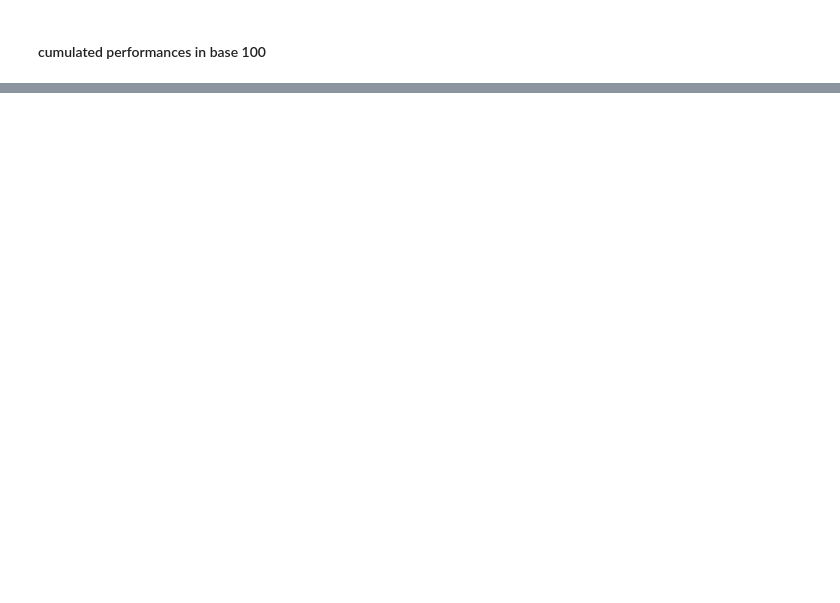
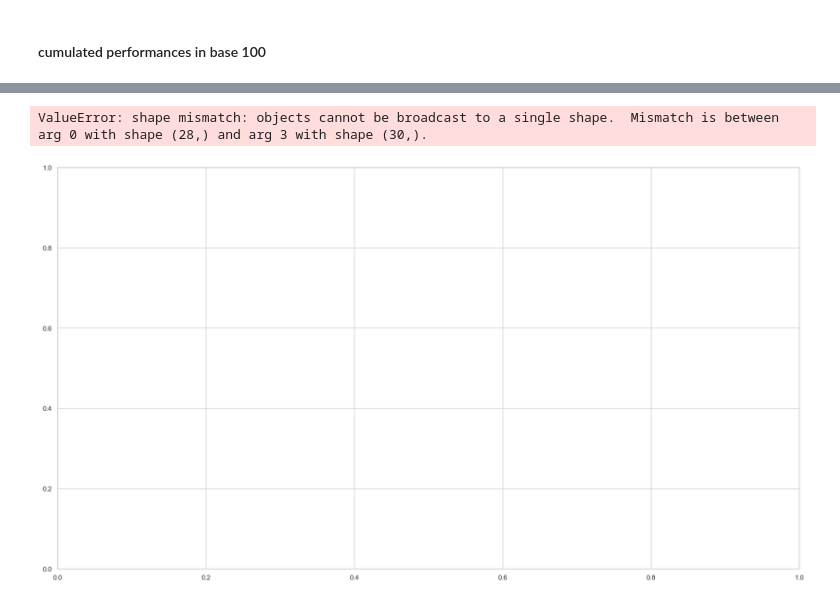
Before and after one commit to JoseAngelGarciaSanchez/Impact-of-Sentiment-analysis-on-Energy-Sector-Stock-Prices, a Jupyter notebook: src/lab.ipynb, the cells around one changed output, grey strips where cells are left out. Drawn from its saved outputs; the diff is of its cells as text; code cells hidden in the pictures; blank space fills up the shorter version.

```diff
--- a/src/lab.ipynb
+++ b/src/lab.ipynb
@@ -417,0 +583,10 @@ df['Cumulative Performance'] = (1 + df['BP/ LN Equity'] / 100).cumprod() * 100
+# %%
+quarter_year = quarterly_grouped['quarter-year'].unique().tolist()
+companies = quarterly_grouped['company'].unique().tolist()
+
+for company in companies:
+    company_df = quarterly_grouped[(quarterly_grouped['company']==company)]
+    for quarter in quarter_year:
+        print(company_df[company_df['quarter-year']==quarter].shape)
+        if company_df[company_df['quarter-year']==quarter].shape[0] == 0:
+            print(company, quarter)
@@ -417,0 +631,50 @@ df['Cumulative Performance'] = (1 + df['BP/ LN Equity'] / 100).cumprod() * 100
+# %%
+# New data to add
+new_rows = pd.DataFrame({
+    'company': ['BHP GROUP', 'BP PLC', 'FMC CORP', 'STORA ENSO', 'TOTALENERGIES SE'],
+    'size': [0, 0, 0, 0, 0],
+    'quarter-year': ['2017Q3', '2024Q2', '2024Q2', '2024Q2', '2017Q3']
+})
+
+# Add the new rows
+quarterly_grouped = pd.concat([quarterly_grouped, new_rows], ignore_index=True)
+# %%
+import pandas as pd
+import matplotlib.pyplot as plt
+
+# Example DataFrame
+data = {
+    'quarter-year': ['Q1-2022', 'Q2-2022', 'Q3-2022', 'Q4-2022'],
+    'TOTAL ENERGIES': [10, 15, 20, 25],
+    'BP PLC': [5, 10, 15, 20],
+    'BHP GROUP': [2, 5, 8, 12],
+    'STORA ENSO': [1, 3, 5, 7],
+    'FMC CORP': [0, 2, 4, 6]
+}
+
+
+df = pd.DataFrame(data)
+df.set_index('quarter-year', inplace=True)
+
+# Plot
+plt.figure(figsize=(22, 12))
+
+companies = quarterly_grouped['company'].unique()
+bottoms = [0] * len(quarterly_grouped['quarter-year'].unique().tolist())
+
+for company in companies:
+    plt.bar(quarterly_grouped[quarterly_grouped['company']==company]['quarter-year'], quarterly_grouped[quarterly_grouped['company']==company]['size'], bottom=bottoms, label=company)
+    bottoms = [i + j for i, j in zip(bottoms, quarterly_grouped[quarterly_grouped['company']==company]['quarter-year'])]
+
+plt.xlabel('Quarter-Year')
+plt.ylabel('Size')
+plt.title('Stacked Bar Plot of Crashes by Company')
+plt.legend(title='Company')
+plt.grid(axis='y')
+plt.xticks(rotation=45)  # Rotate x labels if needed
+
+plt.tight_layout()
+plt.show()
+# %% [output]
+ValueError: shape mismatch: objects cannot be broadcast to a single shape.  Mismatch is between arg 0 with shape (28,) and arg 3 with shape (30,).
+[figure, added]
```
Also changed, not shown: parts of 21 cells of this notebook, 24 other files.
